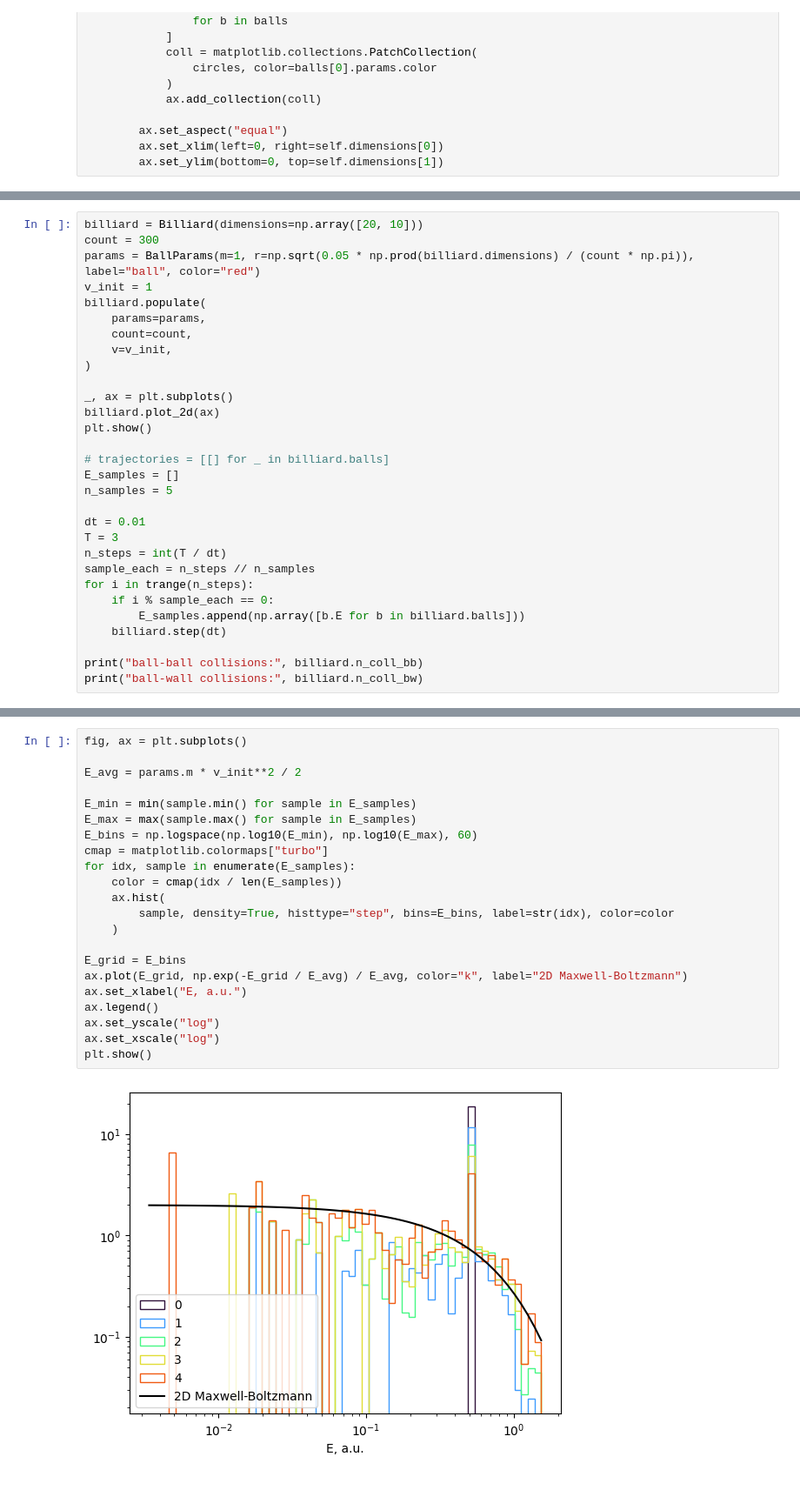
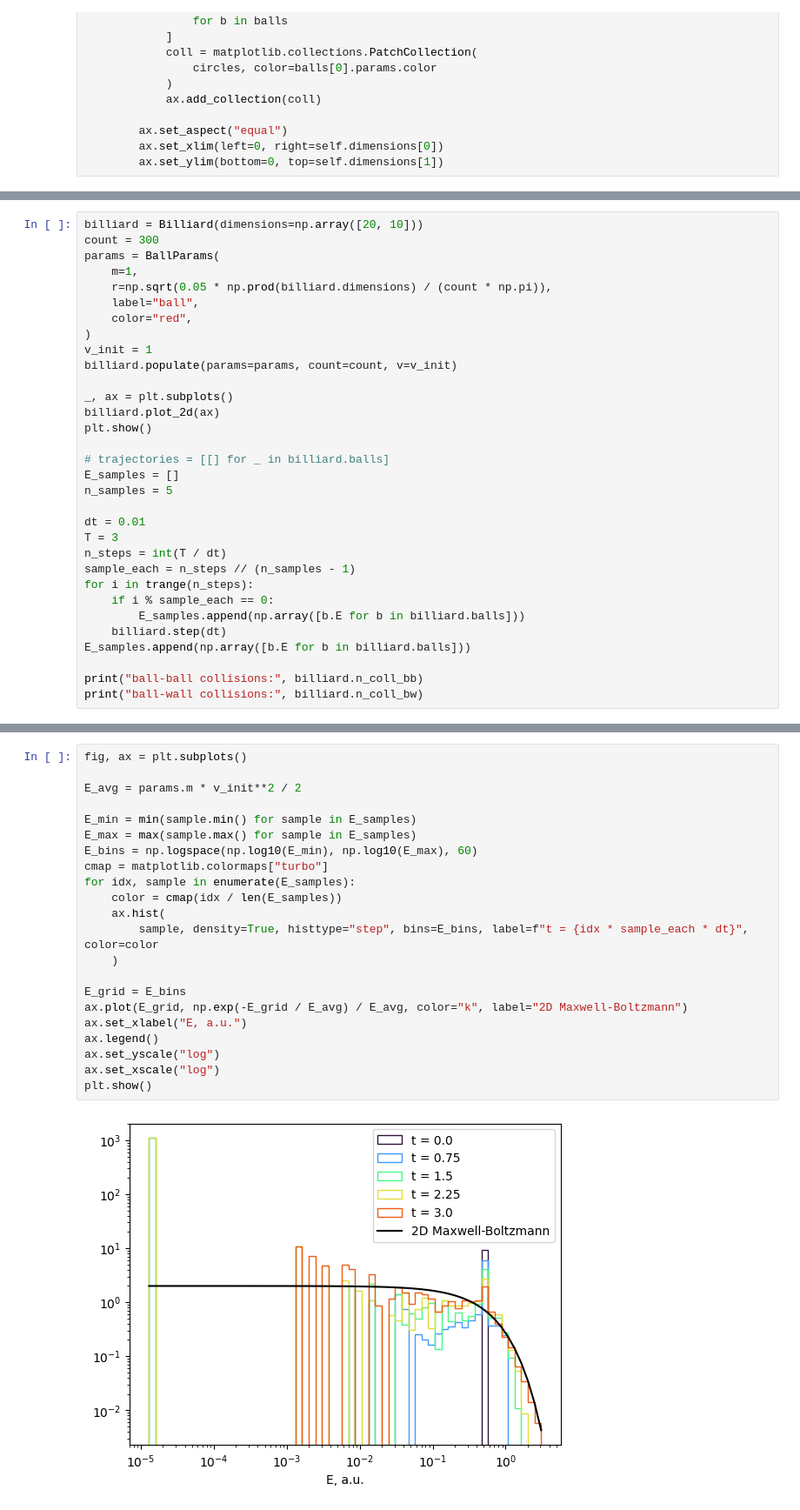
Before and after one commit to nj-vs-vh/gssi-he-th, a Jupyter notebook: Fermi Billiard.ipynb, the cells around one changed output, grey strips where cells are left out. Shown at 87% size. Drawn from its saved outputs; the diff is of its cells as text.

Commit message:
basic fermi billiard

```diff
--- a/Fermi Billiard.ipynb
+++ b/Fermi Billiard.ipynb
@@ -185,13 +161,14 @@ True
 # %%
 billiard = Billiard(dimensions=np.array([20, 10]))
 count = 300
-params = BallParams(m=1, r=np.sqrt(0.05 * np.prod(billiard.dimensions) / (count * np.pi)), label="ball", color="red")
+params = BallParams(
+    m=1,
+    r=np.sqrt(0.05 * np.prod(billiard.dimensions) / (count * np.pi)),
+    label="ball",
+    color="red",
+)
 v_init = 1
-billiard.populate(
-    params=params,
-    count=count,
-    v=v_init,
-)
+billiard.populate(params=params, count=count, v=v_init)
 
 _, ax = plt.subplots()
 billiard.plot_2d(ax)
@@ -204,11 +181,12 @@ n_samples = 5
 dt = 0.01
 T = 3
 n_steps = int(T / dt)
-sample_each = n_steps // n_samples
+sample_each = n_steps // (n_samples - 1)
 for i in trange(n_steps):
     if i % sample_each == 0:
         E_samples.append(np.array([b.E for b in billiard.balls]))
     billiard.step(dt)
+E_samples.append(np.array([b.E for b in billiard.balls]))
 
 print("ball-ball collisions:", billiard.n_coll_bb)
 print("ball-wall collisions:", billiard.n_coll_bw)
@@ -219,24 +197,24 @@ ball-wall collisions: 87
 # %%
 fig, ax = plt.subplots()
 
 E_avg = params.m * v_init**2 / 2
 
 E_min = min(sample.min() for sample in E_samples)
 E_max = max(sample.max() for sample in E_samples)
 E_bins = np.logspace(np.log10(E_min), np.log10(E_max), 60)
 cmap = matplotlib.colormaps["turbo"]
 for idx, sample in enumerate(E_samples):
     color = cmap(idx / len(E_samples))
     ax.hist(
-        sample, density=True, histtype="step", bins=E_bins, label=str(idx), color=color
+        sample, density=True, histtype="step", bins=E_bins, label=f"t = {idx * sample_each * dt}", color=color
     )
 
 E_grid = E_bins
 ax.plot(E_grid, np.exp(-E_grid / E_avg) / E_avg, color="k", label="2D Maxwell-Boltzmann")
 ax.set_xlabel("E, a.u.")
 ax.legend()
 ax.set_yscale("log")
 ax.set_xscale("log")
 plt.show()
 # %% [output]
-[figure, old version]
+[figure, new version]
```
Also changed, not shown: parts of 6 cells of this notebook.
